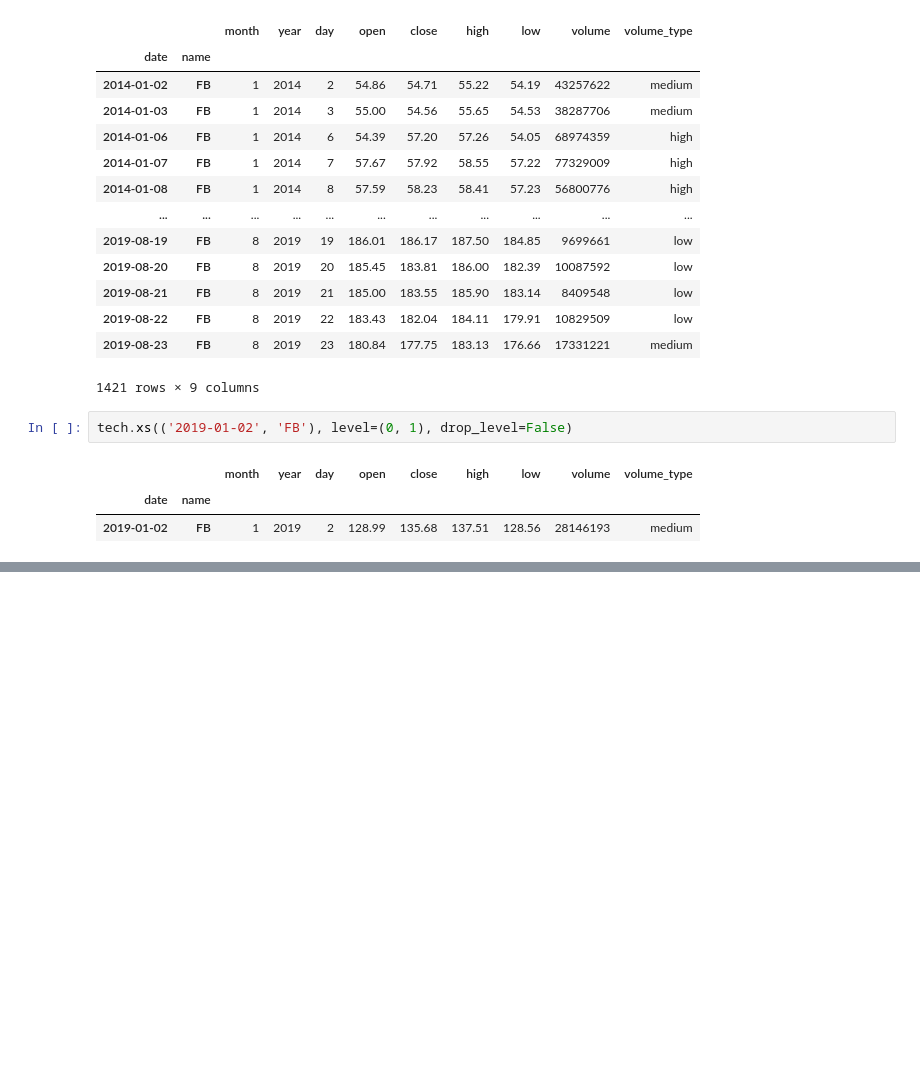
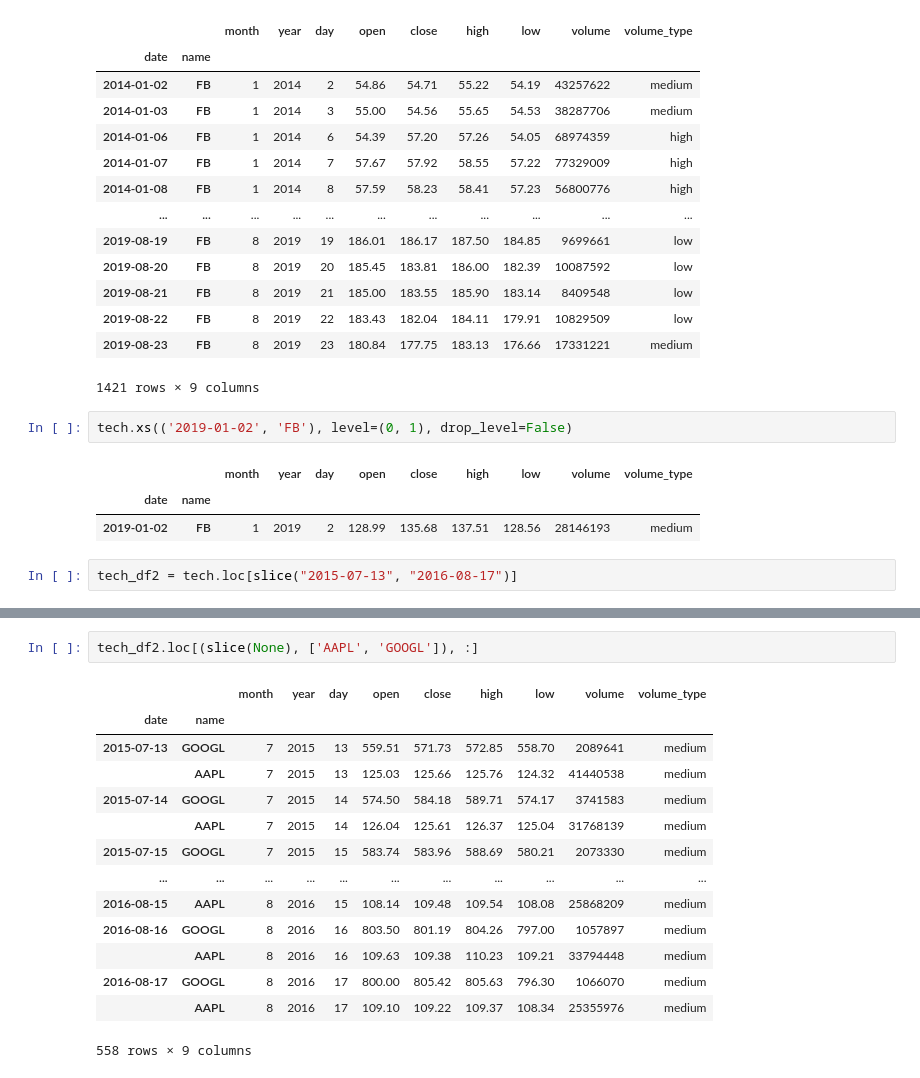
Before and after one commit to leozhao0709/python, a Jupyter notebook: pandas_bootcamp/MultiDimensional.ipynb, the cells around one changed output, grey strips where cells are left out. Saved outputs shown, nothing was run; the diff lists cells and outputs as text; blank space fills up the shorter version.

```diff
--- a/pandas_bootcamp/MultiDimensional.ipynb
+++ b/pandas_bootcamp/MultiDimensional.ipynb
@@ -165,3 +165,5 @@ tech.xs(('2019-01-02', 'FB'), level=(0, 1), drop_level=False)
 |  |  | month | year | day | open | close | high | low | volume | volume_type |
 | date | name |  |  |  |  |  |  |  |  |  |
 | 2019-01-02 | FB | 1 | 2019 | 2 | 128.99 | 135.68 | 137.51 | 128.56 | 28146193 | medium |
+# %%
+tech_df2 = tech.loc[slice("2015-07-13", "2016-08-17")]
@@ -167,0 +202,17 @@ tech.xs(('2019-01-02', 'FB'), level=(0, 1), drop_level=False)
+# %%
+tech_df2.loc[(slice(None), ['AAPL', 'GOOGL']), :]
+# %% [output]
+|  |  | month | year | day | open | close | high | low | volume | volume_type |
+| date | name |  |  |  |  |  |  |  |  |  |
+| 2015-07-13 | GOOGL | 7 | 2015 | 13 | 559.51 | 571.73 | 572.85 | 558.70 | 2089641 | medium |
+|  | AAPL | 7 | 2015 | 13 | 125.03 | 125.66 | 125.76 | 124.32 | 41440538 | medium |
+| 2015-07-14 | GOOGL | 7 | 2015 | 14 | 574.50 | 584.18 | 589.71 | 574.17 | 3741583 | medium |
+|  | AAPL | 7 | 2015 | 14 | 126.04 | 125.61 | 126.37 | 125.04 | 31768139 | medium |
+| 2015-07-15 | GOOGL | 7 | 2015 | 15 | 583.74 | 583.96 | 588.69 | 580.21 | 2073330 | medium |
+| ... | ... | ... | ... | ... | ... | ... | ... | ... | ... | ... |
+| 2016-08-15 | AAPL | 8 | 2016 | 15 | 108.14 | 109.48 | 109.54 | 108.08 | 25868209 | medium |
+| 2016-08-16 | GOOGL | 8 | 2016 | 16 | 803.50 | 801.19 | 804.26 | 797.00 | 1057897 | medium |
+|  | AAPL | 8 | 2016 | 16 | 109.63 | 109.38 | 110.23 | 109.21 | 33794448 | medium |
+| 2016-08-17 | GOOGL | 8 | 2016 | 17 | 800.00 | 805.42 | 805.63 | 796.30 | 1066070 | medium |
+|  | AAPL | 8 | 2016 | 17 | 109.10 | 109.22 | 109.37 | 108.34 | 25355976 | medium |
+558 rows × 9 columns
```
Also changed, not shown: parts of 8 cells of this notebook.
